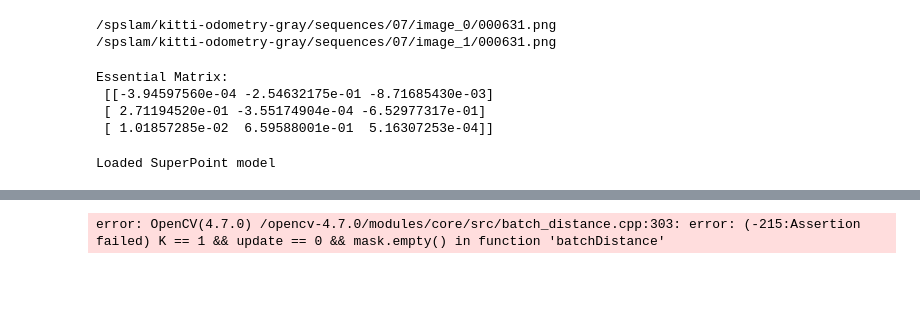
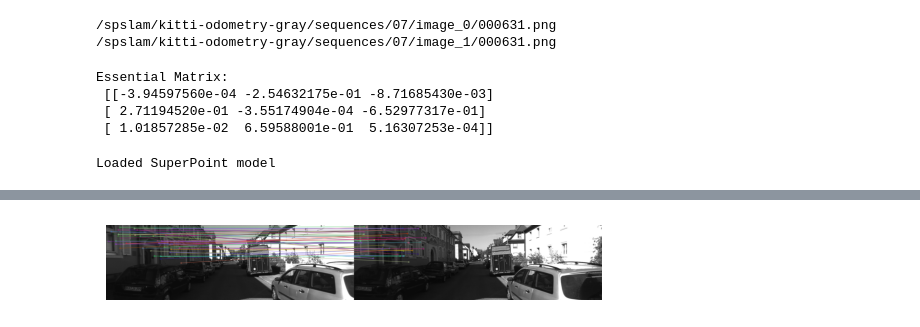
Before and after one commit to amit205/descriptor-epipolar, a Jupyter notebook: sp_epipolar-Copy1.ipynb, the cells around one changed output, grey strips where cells are left out. Saved outputs shown, nothing was run; the diff lists cells and outputs as text; code cells hidden in the pictures; blank space fills up the shorter version.

```diff
--- a/sp_epipolar-Copy1.ipynb
+++ b/sp_epipolar-Copy1.ipynb
@@ -115,6 +115,9 @@ Essential Matrix:
  [[-3.94597560e-04 -2.54632175e-01 -8.71685430e-03]
  [ 2.71194520e-01 -3.55174904e-04 -6.52977317e-01]
  [ 1.01857285e-02  6.59588001e-01  5.16307253e-04]]
+# %%
+image1 = (image1.astype('float32') / 255.)
+image2 = (image2.astype('float32') / 255.)
 # %%
 from superpoint import SuperPoint
 config = {
@@ -246,6 +249,7 @@ def contrastive_loss(desc1, desc2, soft_assignment, margin=1.0):
     negative_loss = torch.sum((1 - soft_assignment) * torch.clamp(margin - pairwise_distances, min=0)) / batch_size
 
     loss = positive_loss + 0.5 * negative_loss
+    loss = loss/num_points
     return loss
 
 
@@ -374,7 +378,7 @@ input2 = torch.unsqueeze(torch.from_numpy(opencv_image22).float(), dim=0)
 # kp_net = KpFeatures(grid_size, scale_factor)
 kp_net = KpFeatures()
 move_to_gpu(kp_net)
-learning_rate = 1e-7
+learning_rate = 1e-5
 optimizer = torch.optim.RMSprop(kp_net.parameters(), lr=learning_rate)
 # %% [output]
 Loaded SuperPoint model
@@ -437,23 +442,32 @@ torch.Size([1, 3, 2])
 # %%
 kp_net.train()
-for i in range(1): # changed from 500 to 5000
+for i in range(1):
     for j in range(len(img1_list)):
         image1 = img1_list[j]
         image2 = img2_list[j]
         img1 = cv2.resize(image1, dim)
         img2 = cv2.resize(image2, dim)
+
+        K = np.array([[707.0912, 0, 601.8873],
+              [0, 707.0912, 183.1104],
+              [0, 0, 1]])
+        essential_matrix = find_essential_matrix(img1, img2, K)
+
+        img1 = (img1.astype('float32') / 255.)
+        img2 = (img2.astype('float32') / 255.)
+
         opencv_image11 = np.expand_dims(img1, axis = 0)
         opencv_image22 = np.expand_dims(img2, axis = 0)
+
+
         # Convert to a float tensor
         input1 = torch.unsqueeze(torch.from_numpy(opencv_image11).float(), dim=0)
         input2 = torch.unsqueeze(torch.from_numpy(opencv_image22).float(), dim=0)
 
         keypoints1, des1, kp_prob1 = kp_net(move_to_gpu(input1))
         keypoints2, des2, kp_prob2 = kp_net(move_to_gpu(input2))
-        K = np.array([[707.0912, 0, 601.8873],
-              [0, 707.0912, 183.1104],
-              [0, 0, 1]])
-        essential_matrix = find_essential_matrix(image1, image2, K)
+
+
         E = torch.from_numpy(essential_matrix).float()
         K = torch.from_numpy(K).float()
         E = E.cuda()
@@ -497,39 +514,39 @@ with torch.no_grad():
   kp_1, d_1, kp_prob1 = kp_net(move_to_gpu(input1))
   kp_2, d_2, kp_prob2 = kp_net(move_to_gpu(input2))
 
-kp_1, d_1 = filter_and_pad_points(kp_prob1, kp_1, d_1, 0.2)
-kp_2, d_2 = filter_and_pad_points(kp_prob2, kp_2, d_2, 0.2)
+kp_1, d_1 = filter_and_pad_points(kp_prob1, kp_1, d_1, 0.005)
+kp_2, d_2 = filter_and_pad_points(kp_prob2, kp_2, d_2, 0.005)
 
 infer_keypoints1 = kp_1.detach().cpu().numpy()
 infer_keypoints2 = kp_2.detach().cpu().numpy()
 
 
 def convert_keypoints(keypoints_array, size=1.0):
     """Converts numpy array keypoints to a list of cv2.KeyPoint objects."""
     return [cv2.KeyPoint(x=float(kp[0]), y=float(kp[1]), size=size) for kp in keypoints_array.reshape(-1, 2)]
 
 # Convert numpy array keypoints to list of cv2.KeyPoint objects
 keypoints1 = convert_keypoints(infer_keypoints1)
 keypoints2 = convert_keypoints(infer_keypoints2)
 
 # Create a BFMatcher object
 # Choose the appropriate norm type depending on your descriptor
 bf = cv2.BFMatcher(cv2.NORM_L2, crossCheck=True)
 
 # Match descriptors
 matches = bf.match( tensor_to_numpy(d_1).reshape(-1, 256), tensor_to_numpy(d_2).reshape(-1, 256))
 
 # Apply Lowe's ratio test
 ratio_threshold = 0.75  # Can be adjusted, common values are in the range 0.7 to 0.8
 # good_matches = [m for m, n in matches if m.distance < ratio_threshold * n.distance]
 
 # Draw the top N matches
 img_matches = cv2.drawMatches(image1, keypoints1, image2, keypoints2, matches, None, flags=2)
 
 # Display the result
 # Display the image
 plt.imshow(img_matches)
 plt.axis('off')  # Turn off axis numbers
 plt.show()
 # %% [output]
-error: OpenCV(4.7.0) /opencv-4.7.0/modules/core/src/batch_distance.cpp:303: error: (-215:Assertion failed) K == 1 && update == 0 && mask.empty() in function 'batchDistance'
+[figure, added]
```
Also changed, not shown: parts of 3 cells of this notebook.
